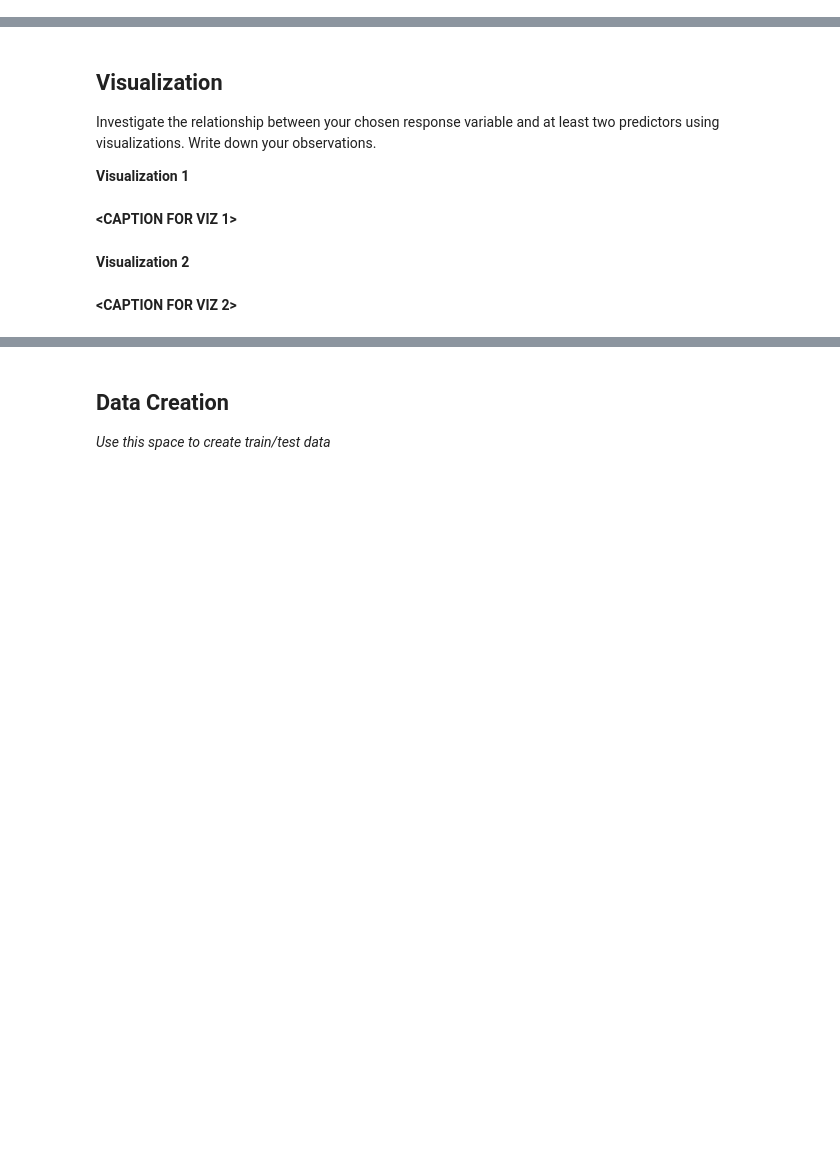
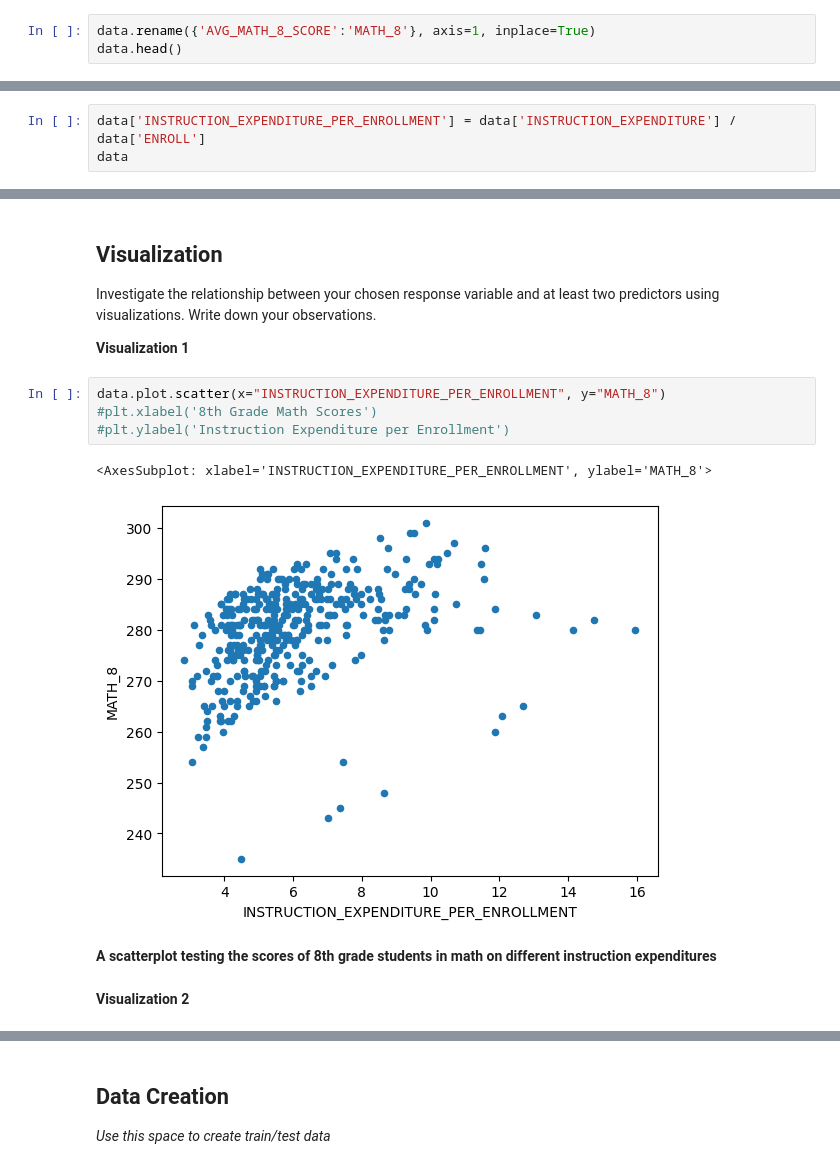
Before and after one commit to khan0130/Git-setup, a Jupyter notebook: tutorial1/checkpoint1.ipynb, the cells around one changed output, grey strips where cells are left out. Saved outputs shown, nothing was run; the diff lists cells and outputs as text; blank space fills up the shorter version.

```diff
--- a/tutorial1/checkpoint1.ipynb
+++ b/tutorial1/checkpoint1.ipynb
@@ -53,3 +53,6 @@ data.head()
 You should always familiarize yourself with what each column in the dataframe represents. Read about the states_edu dataset here: https://www.kaggle.com/noriuk/us-education-datasets-unification-project
 # %% [markdown]
 Use this space to rename columns, deal with missing data, etc. _(optional)_
+# %%
+data.rename({'AVG_MATH_8_SCORE':'MATH_8'}, axis=1, inplace=True)
+data.head()
@@ -79,0 +158,3 @@ Feature engineering justification: **<BRIEFLY DESCRIBE WHY YOU MADE THE CHANGES
+# %%
+data['INSTRUCTION_EXPENDITURE_PER_ENROLLMENT'] = data['INSTRUCTION_EXPENDITURE'] / data['ENROLL']
+data
@@ -83,9 +182,14 @@ Feature engineering justification: **<BRIEFLY DESCRIBE WHY YOU MADE THE CHANGES
 Investigate the relationship between your chosen response variable and at least two predictors using visualizations. Write down your observations.
 
 **Visualization 1**
-# %% [markdown]
-**<CAPTION FOR VIZ 1>**
+# %%
+data.plot.scatter(x="INSTRUCTION_EXPENDITURE_PER_ENROLLMENT", y="MATH_8")
+#plt.xlabel('8th Grade Math Scores')
+#plt.ylabel('Instruction Expenditure per Enrollment')
+# %% [output]
+<AxesSubplot: xlabel='INSTRUCTION_EXPENDITURE_PER_ENROLLMENT', ylabel='MATH_8'>
+[figure, added]
+# %% [markdown]
+**A scatterplot testing the scores of 8th grade students in math on different instruction expenditures**
 # %% [markdown]
 **Visualization 2**
-# %% [markdown]
-**<CAPTION FOR VIZ 2>**
```
Also changed, not shown: parts of 23 cells of this notebook, 1 other file.
